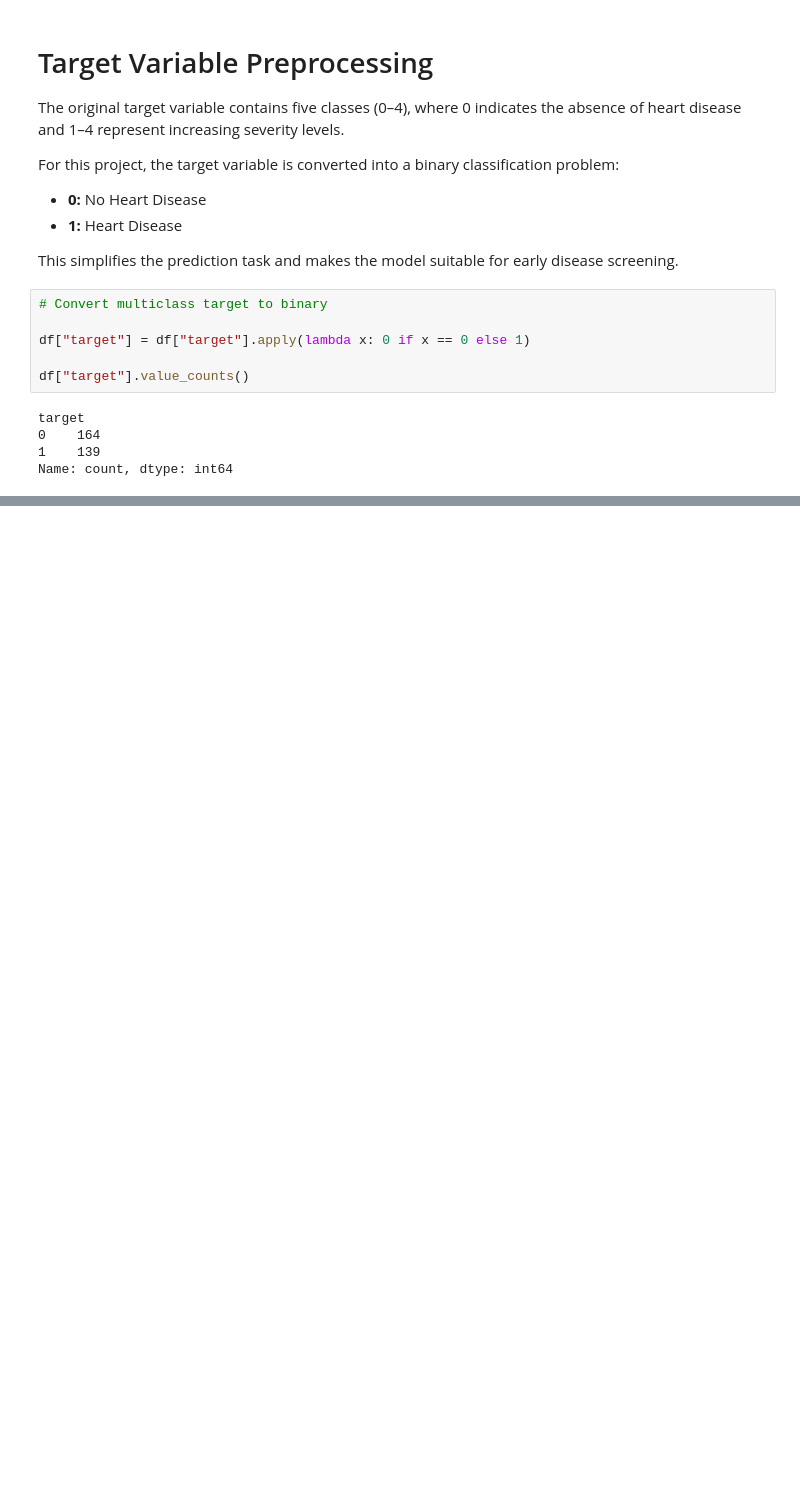
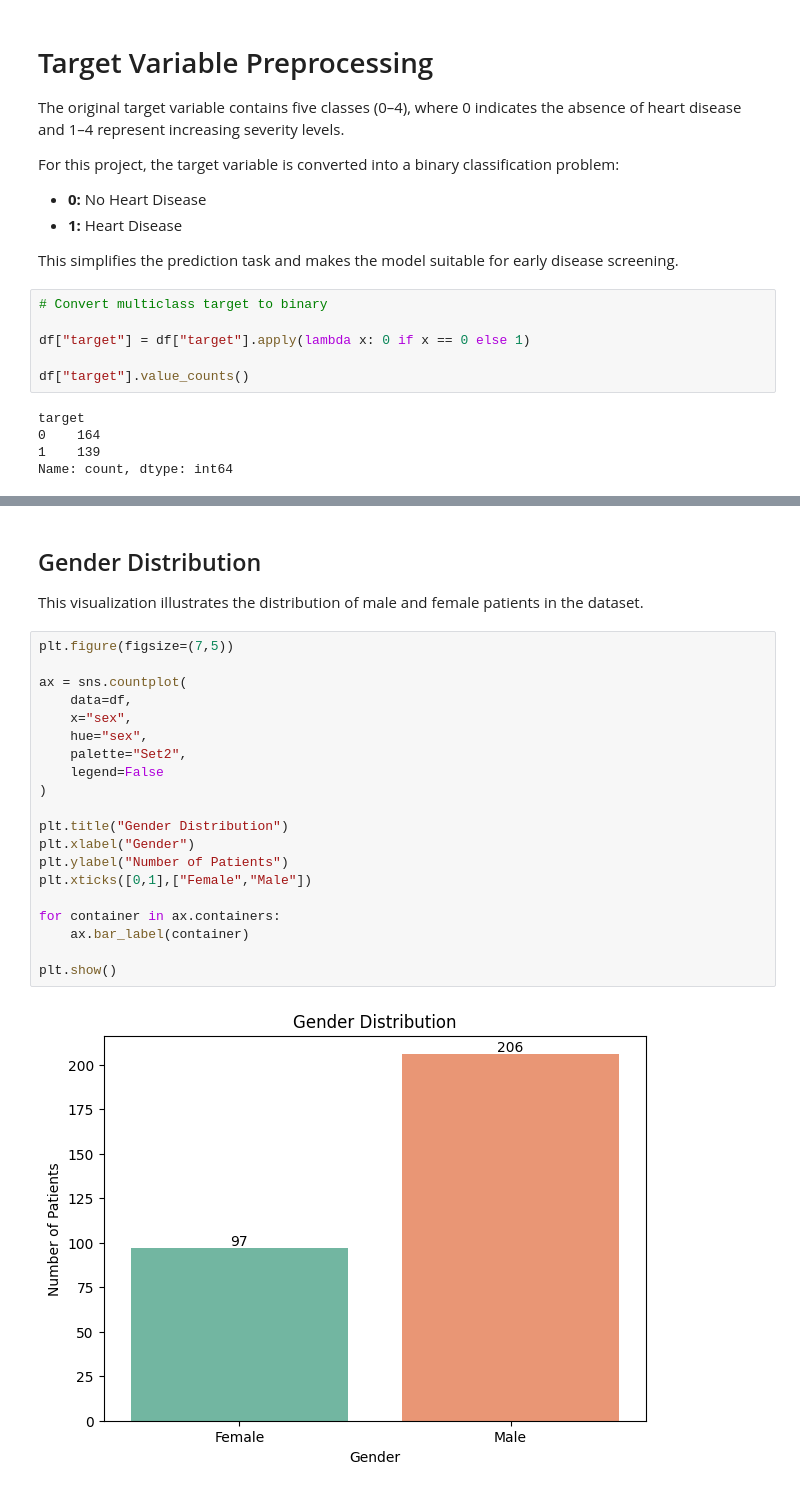
Before and after one commit to Saadiqpr/codealpha_tasks, a Jupyter notebook: Disease_Prediction/Disease_Prediction.ipynb, the cells around one changed output, grey strips where cells are left out. Drawn from its saved outputs; the diff is of its cells as text; blank space fills up the shorter version.

```diff
--- a/Disease_Prediction/Disease_Prediction.ipynb
+++ b/Disease_Prediction/Disease_Prediction.ipynb
@@ -333,0 +391,26 @@ plt.show()
+# %% [markdown]
+## Gender Distribution
+
+This visualization illustrates the distribution of male and female patients in the dataset.
+# %%
+plt.figure(figsize=(7,5))
+
+ax = sns.countplot(
+    data=df,
+    x="sex",
+    hue="sex",
+    palette="Set2",
+    legend=False
+)
+
+plt.title("Gender Distribution")
+plt.xlabel("Gender")
+plt.ylabel("Number of Patients")
+plt.xticks([0,1],["Female","Male"])
+
+for container in ax.containers:
+    ax.bar_label(container)
+
+plt.show()
+# %% [output]
+[figure, added]
```
Also changed, not shown: parts of 52 cells of this notebook.
